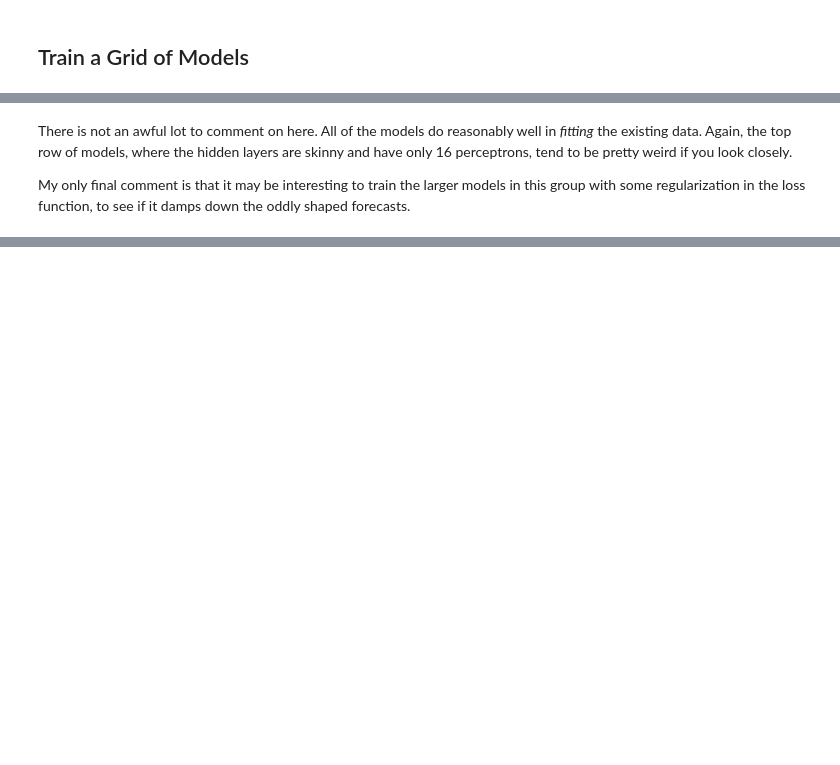
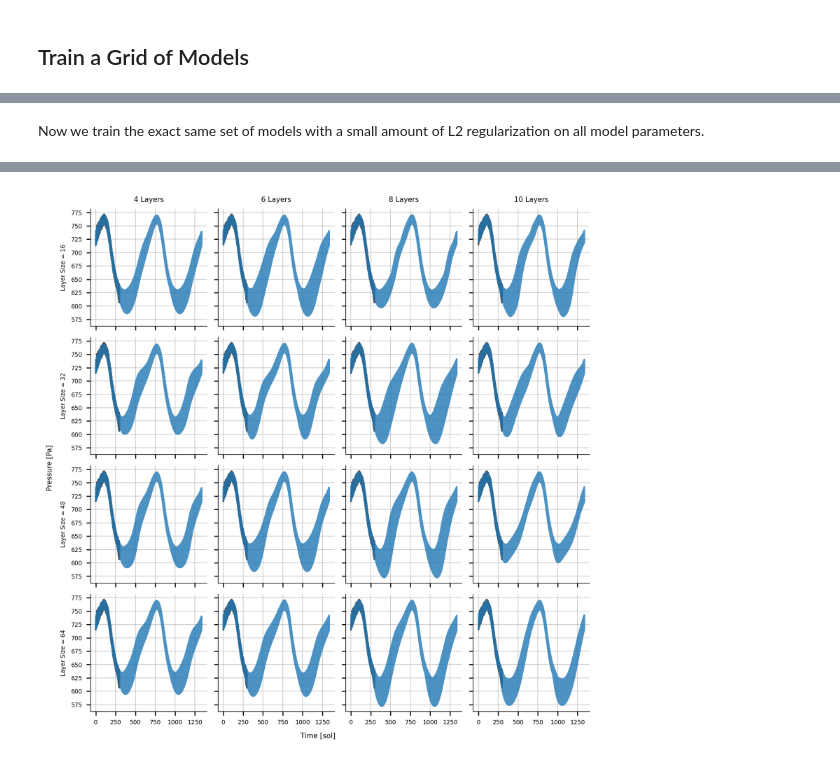
Before and after one commit to markmbaum/MEDA, a Jupyter notebook: messing_with_meda.ipynb, the cells around one changed output, grey strips where cells are left out. Saved outputs shown, nothing was run; the diff lists cells and outputs as text; code cells hidden in the pictures; blank space fills up the shorter version.

```diff
--- a/messing_with_meda.ipynb
+++ b/messing_with_meda.ipynb
@@ -365,4 +325,30 @@ fig.supylabel("Pressure [Pa]");
 # %% [markdown]
-There is not an awful lot to comment on here. All of the models do reasonably well in *fitting* the existing data. Again, the top row of models, where the hidden layers are skinny and have only 16 perceptrons, tend to be pretty weird if you look closely.
-
-My only final comment is that it may be interesting to train the larger models in this group with some regularization in the loss function, to see if it damps down the oddly shaped forecasts.
+Now we train the exact same set of models with a small amount of L2 regularization on all model parameters.
+# %%
+#train models
+models = traingrid(hlayer, nlayer, 1e-4);
+
+#another round of plots
+fig, axs = plt.subplots(
+    length(hlayer),
+    length(nlayer),
+    figsize=(6.5,6.5),
+    sharex=true,
+    sharey=true,
+    constrained_layout=true
+)
+sol = LinRange(0, 668*2, 100_000)
+∿ = sinusoids(sol)
+for i ∈ 1:length(hlayer), j ∈ 1:length(nlayer)
+    axs[i,j].plot(df.sol, df.P, color="k", alpha=0.7)
+    axs[i,j].plot(sol, μ .+ σ*(∿ |> models[i,j] |> vec), alpha=0.8)
+end
+for i ∈ 1:length(hlayer)
+    axs[i,1].set_ylabel("Layer Size = $(hlayer[i])")
+end
+for j ∈ 1:length(nlayer)
+    axs[1,j].set_title("$(nlayer[j]) Layers")
+end
+fig.supxlabel("Time [sol]")
+fig.supylabel("Pressure [Pa]");
+# %% [output]
@@ -368,0 +371 @@ My only final comment is that it may be interesting to train the larger models i
+[figure, added]
```
Also changed, not shown: parts of 21 cells of this notebook, 2 other files.
